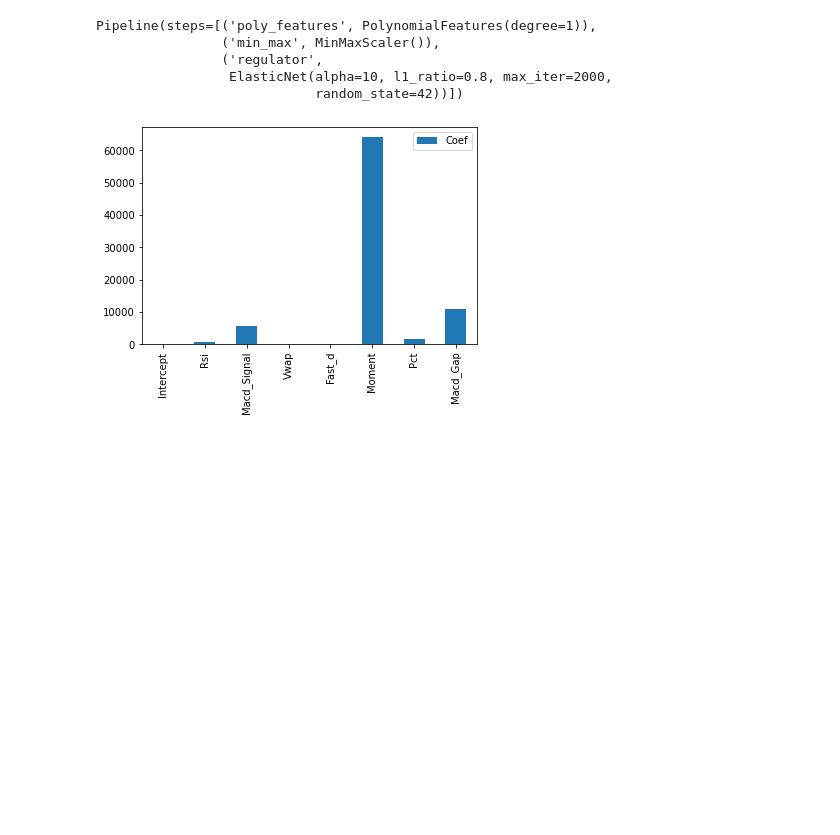
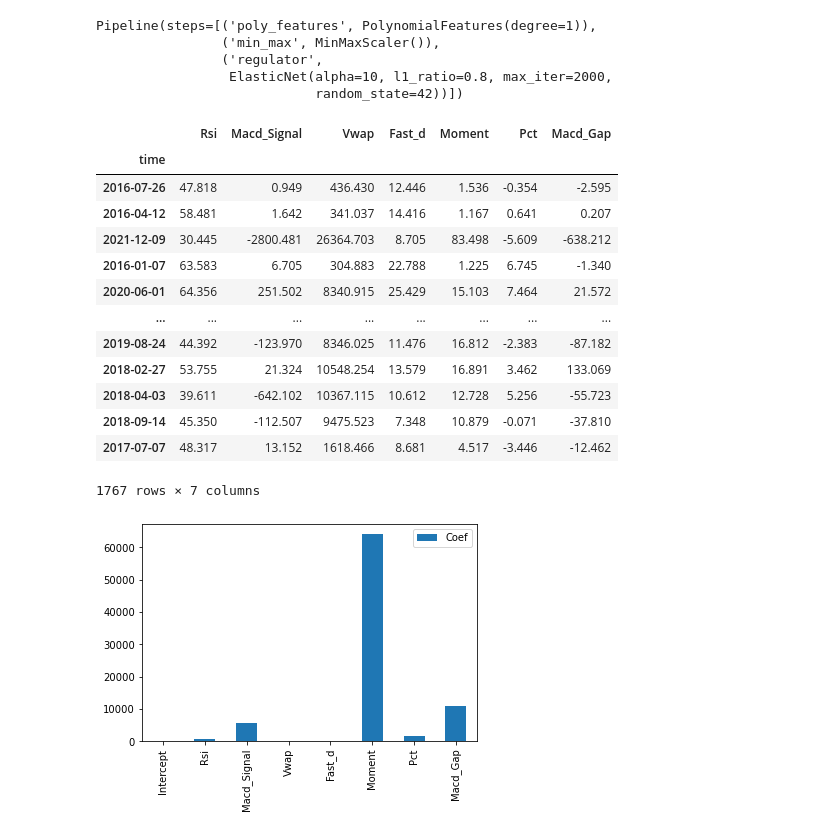
Before and after one commit to Think-JIn99/All-about-Market, a Jupyter notebook: trading/Jeong/machine_trade/EDA/btc/eda_btc_1d.ipynb, the cells around one changed output. Saved outputs shown, nothing was run; the diff lists cells and outputs as text; code cells hidden in the pictures; blank space fills up the shorter version.

```diff
--- a/trading/Jeong/machine_trade/EDA/btc/eda_btc_1d.ipynb
+++ b/trading/Jeong/machine_trade/EDA/btc/eda_btc_1d.ipynb
@@ -350,6 +350,23 @@ Pipeline(steps=[('poly_features', PolynomialFeatures(degree=1)),
                 ('regulator',
                  ElasticNet(alpha=10, l1_ratio=0.8, max_iter=2000,
                             random_state=42))])
+# %%
+train_X
+# %% [output]
+|  | Rsi | Macd_Signal | Vwap | Fast_d | Moment | Pct | Macd_Gap |
+| time |  |  |  |  |  |  |  |
+| 2016-07-26 | 47.818 | 0.949 | 436.430 | 12.446 | 1.536 | -0.354 | -2.595 |
+| 2016-04-12 | 58.481 | 1.642 | 341.037 | 14.416 | 1.167 | 0.641 | 0.207 |
+| 2021-12-09 | 30.445 | -2800.481 | 26364.703 | 8.705 | 83.498 | -5.609 | -638.212 |
+| 2016-01-07 | 63.583 | 6.705 | 304.883 | 22.788 | 1.225 | 6.745 | -1.340 |
+| 2020-06-01 | 64.356 | 251.502 | 8340.915 | 25.429 | 15.103 | 7.464 | 21.572 |
+| ... | ... | ... | ... | ... | ... | ... | ... |
+| 2019-08-24 | 44.392 | -123.970 | 8346.025 | 11.476 | 16.812 | -2.383 | -87.182 |
+| 2018-02-27 | 53.755 | 21.324 | 10548.254 | 13.579 | 16.891 | 3.462 | 133.069 |
+| 2018-04-03 | 39.611 | -642.102 | 10367.115 | 10.612 | 12.728 | 5.256 | -55.723 |
+| 2018-09-14 | 45.350 | -112.507 | 9475.523 | 7.348 | 10.879 | -0.071 | -37.810 |
+| 2017-07-07 | 48.317 | 13.152 | 1618.466 | 8.681 | 4.517 | -3.446 | -12.462 |
+1767 rows × 7 columns
 # %%
 def plot_coef(coef, index, intercept=False):
     if intercept:
```
Also changed, not shown: parts of 1 cell of this notebook, 3 other files.
